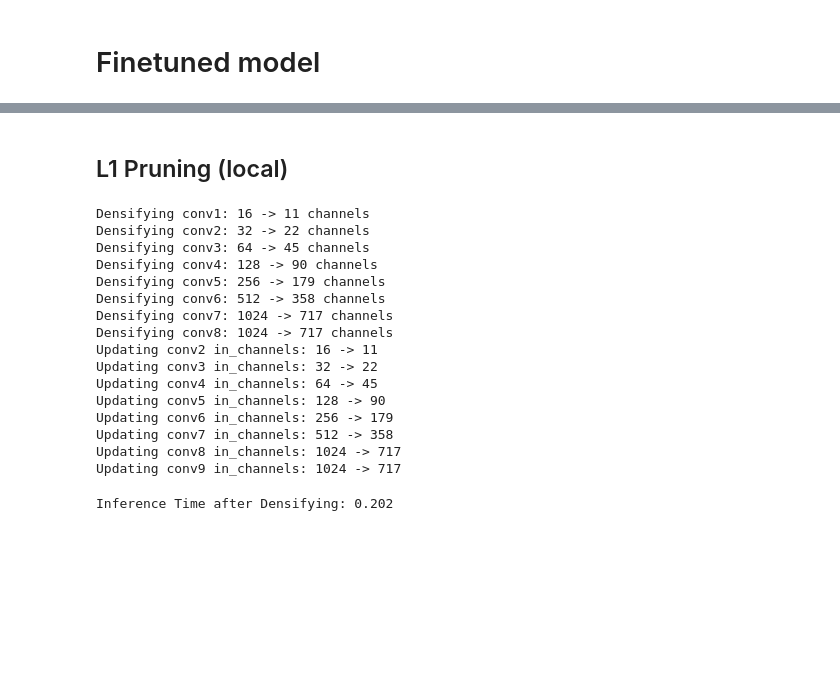
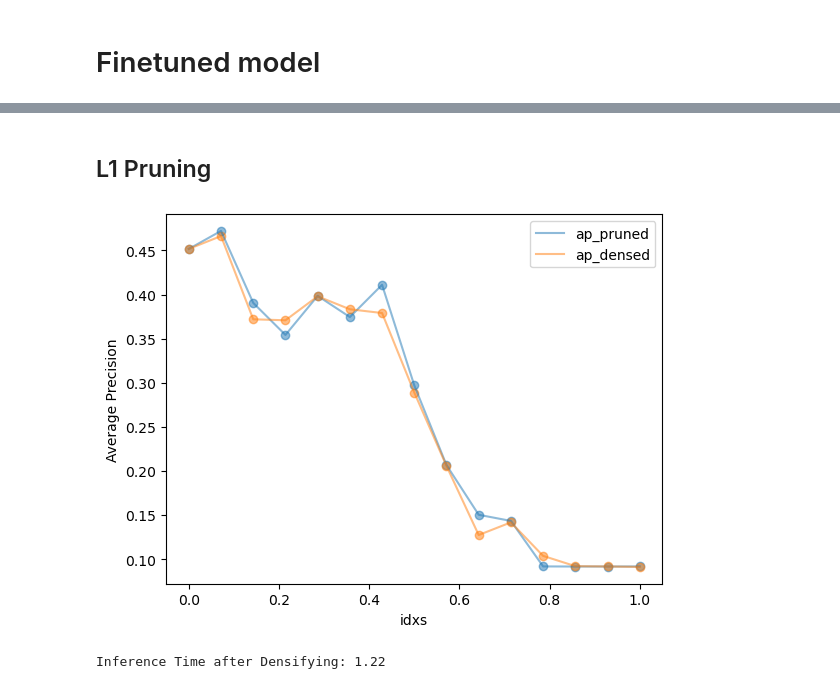
Before and after one commit to foxomatik/EML, a Jupyter notebook: exercises/4-challenge/pruning.ipynb, the cells around one changed output, grey strips where cells are left out. Saved outputs shown, nothing was run; the diff lists cells and outputs as text; code cells hidden in the pictures; blank space fills up the shorter version.

Commit message:
Added pruning notebook with training + PrunedYolov2 classes.

```diff
--- a/exercises/4-challenge/pruning.ipynb
+++ b/exercises/4-challenge/pruning.ipynb
@@ -160,7 +94,7 @@ def plot(data, xlabel='Execution time', save_path='plot.png'):
         plt.plot(x, y, label=label, alpha=0.5)
         plt.scatter(x, y, alpha=0.5)
 
-    plt.ylabel('Accuracy')
+    plt.ylabel('Average Precision')
     plt.xlabel(xlabel)
     plt.legend()
 
@@ -182,0 +576,5 @@ def net_time(net, test_loader):
+# %%
+pipeline = v2.Compose([
+    v2.RandomPhotometricDistort(p=0.5),
+    v2.RandomHorizontalFlip(p=0.5),
+])
@@ -183,17 +603,9 @@ def net_time(net, test_loader):
 # %% [markdown]
 # Finetuned model
 # %%
-# device = torch.device("cuda" if torch.cuda.is_available() else "cpu")
-torch_device = torch.device("cuda")
+torch_device = torch.device("cuda" if torch.cuda.is_available() else "cpu")
+
 sd = torch.load('./weights/voc_fine_tuned.pt', weights_only=True, map_location=torch_device)
 
 model = TinyYoloV2(num_classes=1)
 model.load_state_dict(sd, strict=False)
-
-# count_pruned_weights(model)
-model_sd = model.state_dict()
-
-# for layer_key in model_sd:
-#     print(layer_key)
-#     print(model_sd[layer_key].shape)
-#     print("")
@@ -204,37 +618,29 @@ Inference Time before Pruning: 0.273
 # %% [markdown]
-## L1 Pruning (local)
+## L1 Pruning
-# %%
-model_pruned = structured_pruning_yolo(model, 0.3)
-# count_pruned_weights(model)
-
-model_densed = densify_model(model_pruned)
-model_densed_sd = model_densed.state_dict()
-
-# for layer_key in model_densed_sd:
-#     print(layer_key)
-#     print(model_densed_sd[layer_key].shape)
-#     print("")
-
-# print(f"Original Model Size: {sum(p.numel() for p in model_pruned.parameters())}")
-# print(f"Densified Model Size: {sum(p.numel() for p in model_densed.parameters())}")
-# %% [output]
-Densifying conv1: 16 -> 11 channels
-Densifying conv2: 32 -> 22 channels
-Densifying conv3: 64 -> 45 channels
-Densifying conv4: 128 -> 90 channels
-Densifying conv5: 256 -> 179 channels
-Densifying conv6: 512 -> 358 channels
-Densifying conv7: 1024 -> 717 channels
-Densifying conv8: 1024 -> 717 channels
-Updating conv2 in_channels: 16 -> 11
-Updating conv3 in_channels: 32 -> 22
-Updating conv4 in_channels: 64 -> 45
-Updating conv5 in_channels: 128 -> 90
-Updating conv6 in_channels: 256 -> 179
-Updating conv7 in_channels: 512 -> 358
-Updating conv8 in_channels: 1024 -> 717
-Updating conv9 in_channels: 1024 -> 717
+# %%
+ratios = np.linspace(0, 0.8, 15)
+
+sd = torch.load('./weights/voc_fine_tuned.pt', map_location=torch_device)
+ap_pruned, ap_densed, idxs = [], [], []
+for idx, ratio in tqdm.tqdm(enumerate(ratios), total=len(ratios)):
+    # pruned model
+    sd_pruned = l1_structured_pruning(sd, ratio)
+    net = TinyYoloV2(num_classes=1)
+    ap_pruned.append(test(net, sd_pruned, test_loader, torch_device))
+
+    # densed model
+    sd_densed = densify_state_dict(sd_pruned)
+    net = PrunedTinyYoloV2(num_classes=1)
+    ap_densed.append(test(net, sd_densed, test_loader, torch_device))
+
+    idxs.append(idx)
+
+plot([(idxs, ap_pruned, 'ap_pruned'), (idxs, ap_densed, 'ap_densed')], xlabel='idxs', save_path='ap_l1.png')
+# %% [output]
+[figure, added]
 # %%
+model_densed = PrunedTinyYoloV2(num_classes=1)
+model_densed.load_state_dict(sd_densed, strict=False)
 print(f"\nInference Time after Densifying: {net_time(model_densed, test_loader):.3}")
 # %% [output]
-Inference Time after Densifying: 0.202
+Inference Time after Densifying: 1.22
```
Also changed, not shown: parts of 57 cells of this notebook, 1 other file.
